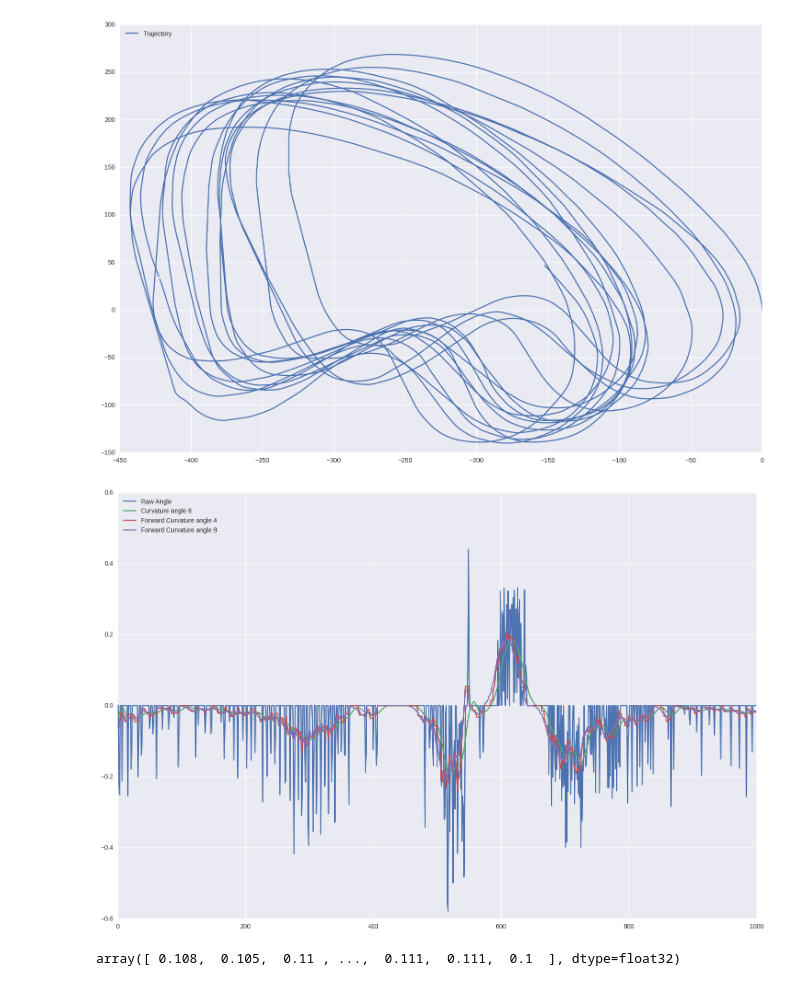
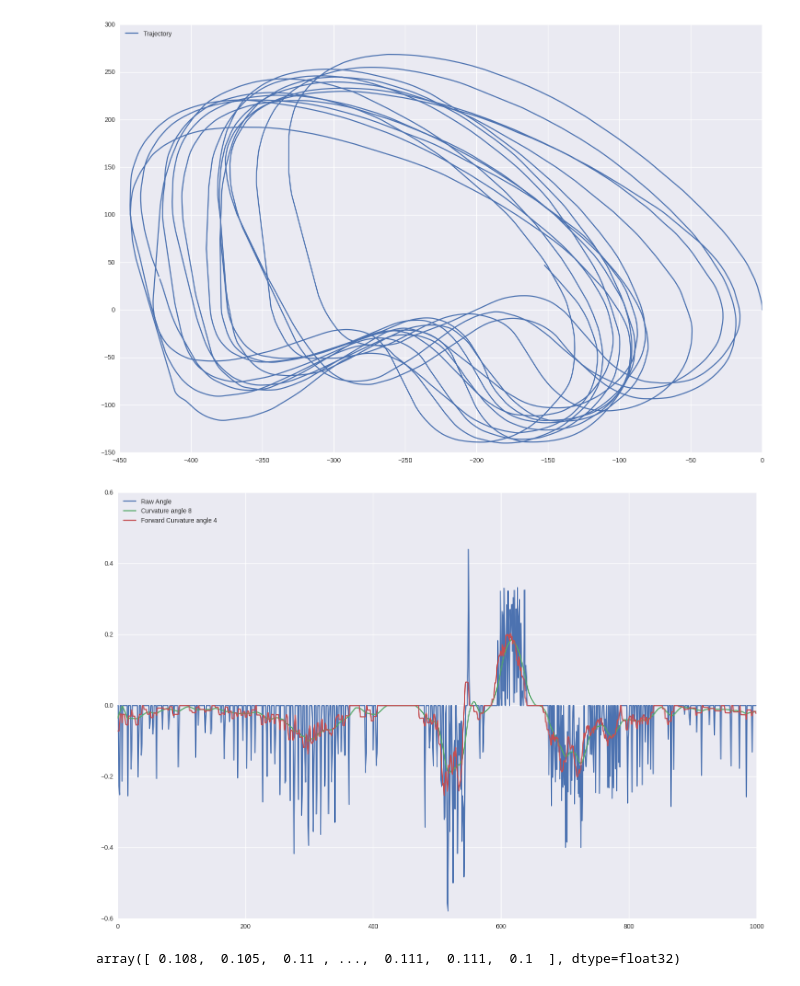
Before and after one commit to balancap/SDC-Behavioral-Cloning, a Jupyter notebook: behavioral-cloning.ipynb, the cells around one changed output. Drawn from its saved outputs; the diff is of its cells as text; code cells hidden in the pictures.

Commit message:
ADD: Post-angle to pre-processing data.

```diff
--- a/behavioral-cloning.ipynb
+++ b/behavioral-cloning.ipynb
@@ -154,7 +154,7 @@ def trajectory(dt, speed, angle, length=CAR_LENGTH):
 # %%
 x, alpha = trajectory(dt_array, speed, angle_raw, length=5.9)
 # %%
-def angle_post(x, alpha, dt, speed, delta=1, length=CAR_LENGTH):
+def angle_post(alpha, dt, speed, delta=1, length=CAR_LENGTH):
     # Rotation radius
     # radius = length / np.sin(angle)
     # alpha = speed * dt / length * np.sin(angle)
@@ -202,17 +202,17 @@ def angle_post(x, alpha, dt, speed, delta=1, length=CAR_LENGTH):
     return angle, inv_radius
 
 
-def angle_post_mean(x, alpha, dt, speed, deltas=None, length=CAR_LENGTH):
+def angle_post_mean(alpha, dt, speed, deltas=None, length=CAR_LENGTH):
     deltas = deltas or [1]
 
     avg = np.zeros(shape=(len(alpha),), dtype=np.float32)
     for d in deltas:
-        a, kappa = angle_post(x, alpha, dt_array, speed, delta=d, length=length)
+        a, kappa = angle_post(alpha, dt_array, speed, delta=d, length=length)
         avg += a
     avg = avg / len(deltas)
     return avg
 # %%
-a, kappa = angle_post(x, alpha, dt_array, speed, delta=2, length=5.9)
+a, kappa = angle_post(alpha, dt_array, speed, delta=2, length=5.9)
 # %%
 nb = 1000000
 
@@ -264,34 +264,31 @@ angle_cv8 = angle_curvature(x, delta=8)
 # angle_fcv4 = angle_curvature(x, delta=4, deriv=deriv_forward)
 # angle_fcv8 = angle_curvature(x, delta=8, deriv=deriv_forward)
 
-angle_fcv2, _ = angle_post(x, alpha, dt_array, speed, delta=2, length=5.9)
-angle_fcv4, _ = angle_post(x, alpha, dt_array, speed, delta=4, length=5.9)
-angle_fcv6, _ = angle_post(x, alpha, dt_array, speed, delta=6, length=5.9)
-angle_fcv8, _ = angle_post(x, alpha, dt_array, speed, delta=8, length=5.9)
-angle_fcv12, _ = angle_post(x, alpha, dt_array, speed, delta=12, length=5.9)
-angle_fcv24, _ = angle_post(x, alpha, dt_array, speed, delta=24, length=5.9)
+angle_fcv10, _ = angle_post(alpha, dt_array, speed, delta=10, length=5.9)
+angle_fcv15, _ = angle_post(alpha, dt_array, speed, delta=15, length=5.9)
+angle_fcv20, _ = angle_post(alpha, dt_array, speed, delta=20, length=5.9)
 
-angle_mfcv4 = angle_post_mean(x, alpha, dt_array, speed, deltas=[3, 4, 5], length=5.9)
-angle_mfcv8 = angle_post_mean(x, alpha, dt_array, speed, deltas=[10, 15, 20, 25], length=5.9)
+angle_mfcv4 = angle_post_mean(alpha, dt_array, speed, deltas=[3, 4, 5], length=5.9)
+angle_mfcv8 = angle_post_mean(alpha, dt_array, speed, deltas=[10, 15, 20, 25], length=5.9)
 # %%
 nb = 1000
 
 plt.plot(angle_raw[:nb], label='Raw Angle')
 # plt.plot(angle_cv1[:nb], label='Curvature angle 1')
 # plt.plot(angle_cv4[:nb], label='Curvature angle 2')
 # plt.plot(angle_cv4[:nb], label='Curvature angle 4')
 plt.plot(angle_cv8[:nb], label='Curvature angle 8')
 
-plt.plot(angle_fcv12[:nb], label='Forward Curvature angle 4')
+plt.plot(angle_fcv10[:nb], label='Forward Curvature angle 4')
 # plt.plot(angle_fcv24[:nb], label='Forward Curvature angle 8')
 
 # plt.plot(angle_mfcv4[:nb], label='Forward Curvature angle 4')
-plt.plot(angle_mfcv8[:nb], label='Forward Curvature angle 8')
+# plt.plot(angle_mfcv8[:nb], label='Forward Curvature angle 8')
 
 plt.legend(loc='upper left')
 plt.show()
 # %% [output]
-[figure, old version]
+[figure, new version]
 # %%
 dt_array
 # %% [output]
```
Also changed, not shown: parts of 1 cell of this notebook, 2 other files.
